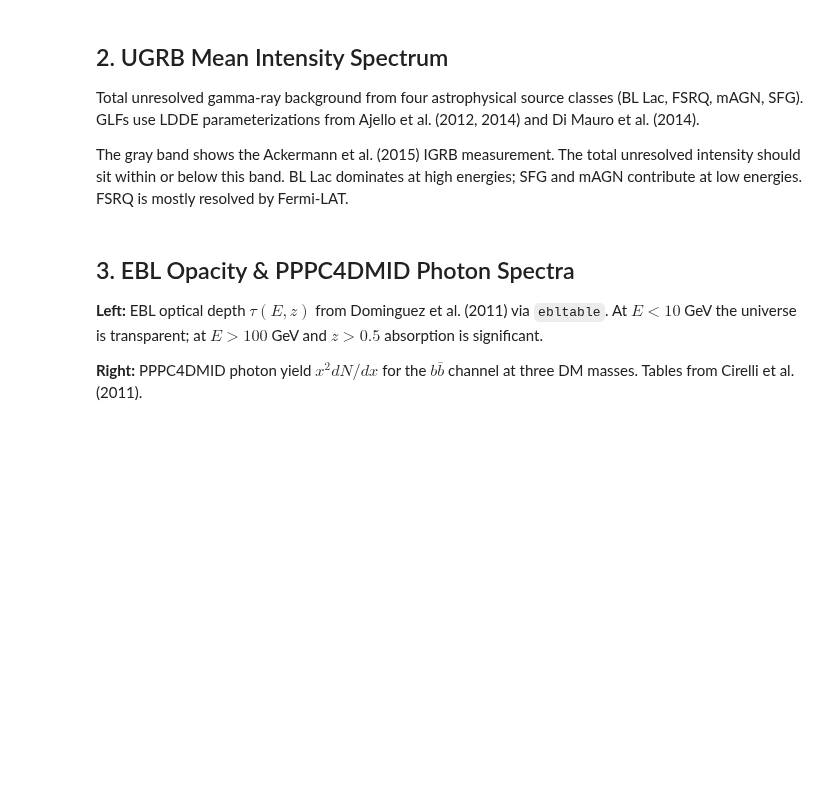
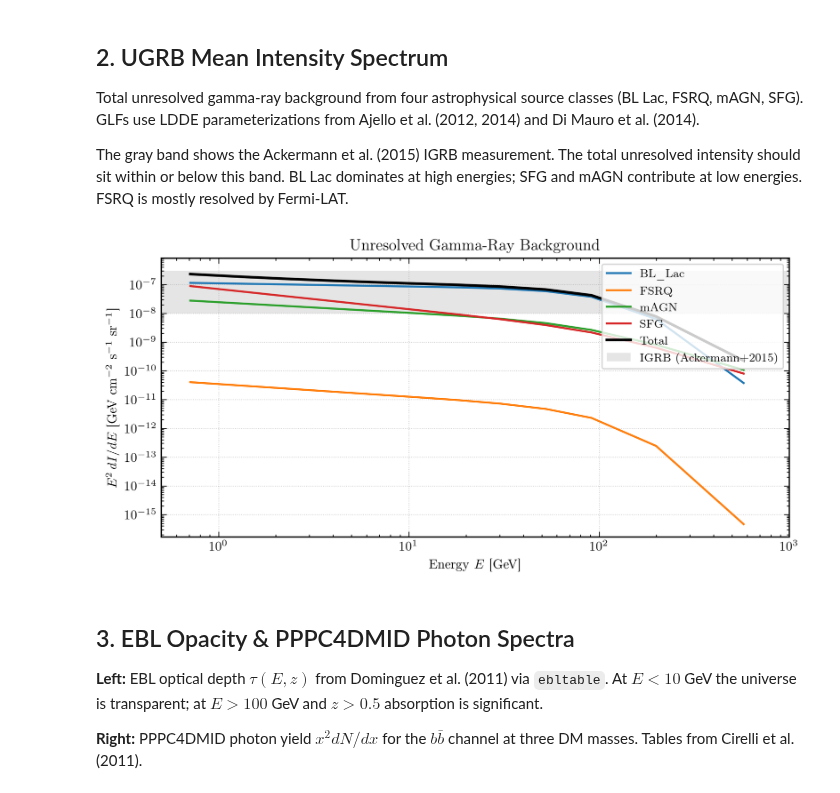
Before and after one commit to raw-asparagus/hixugrb, a Jupyter notebook: notebooks/pipeline_validation.ipynb, the cells around one changed output. Cells and saved outputs as stored; diff of their text form; code cells hidden in the pictures; blank space fills up the shorter version.

```diff
--- a/notebooks/pipeline_validation.ipynb
+++ b/notebooks/pipeline_validation.ipynb
@@ -76,23 +78,25 @@ Total unresolved gamma-ray background from four astrophysical source classes (BL
 
 The gray band shows the Ackermann et al. (2015) IGRB measurement. The total unresolved intensity should sit within or below this band. BL Lac dominates at high energies; SFG and mAGN contribute at low energies. FSRQ is mostly resolved by Fermi-LAT.
 # %%
-# E_arr = cfg.FERMI_E_B
-# sources = ['BL_Lac', 'FSRQ', 'mAGN', 'SFG']
-# colors = {'BL_Lac': 'C0', 'FSRQ': 'C1', 'mAGN': 'C2', 'SFG': 'C3'}
-#
-# fig, ax = sty.textwidth_figure(8)
-# total = np.zeros_like(E_arr)
-# for src in sources:
-#     I_arr = np.array([astro.mean_intensity(E, src) for E in E_arr])
-#     ax.loglog(E_arr, E_arr**2 * I_arr, label=src, color=colors[src], lw=sty.LW_STANDARD)
-#     total += I_arr
-# ax.loglog(E_arr, E_arr**2 * total, 'k-', lw=sty.LW_MEDIUM, label='Total')
-# ax.axhspan(1e-8, 3e-7, **sty.FILL_STYLE, color=sty.NEUTRAL_COLOR, label='IGRB (Ackermann+2015)')
-# ax.set_xlabel(r'Energy $E$ [GeV]')
-# ax.set_ylabel(r'$E^2 \, dI/dE$ [GeV cm$^{-2}$ s$^{-1}$ sr$^{-1}$]')
-# ax.set_title('Unresolved Gamma-Ray Background')
-# ax.legend(loc='upper right'); ax.set_xlim(0.5, 1000)
-# fig.tight_layout()
+E_arr = cfg.FERMI_E_B
+sources = ['BL_Lac', 'FSRQ', 'mAGN', 'SFG']
+colors = {'BL_Lac': 'C0', 'FSRQ': 'C1', 'mAGN': 'C2', 'SFG': 'C3'}
+
+fig, ax = sty.textwidth_figure(8)
+total = np.zeros_like(E_arr)
+for src in sources:
+    I_arr = np.array([astro.mean_intensity(E, src) for E in E_arr])
+    ax.loglog(E_arr, E_arr**2 * I_arr, label=src, color=colors[src], lw=sty.LW_STANDARD)
+    total += I_arr
+ax.loglog(E_arr, E_arr**2 * total, 'k-', lw=sty.LW_MEDIUM, label='Total')
+ax.axhspan(1e-8, 3e-7, **sty.FILL_STYLE, color=sty.NEUTRAL_COLOR, label='IGRB (Ackermann+2015)')
+ax.set_xlabel(r'Energy $E$ [GeV]')
+ax.set_ylabel(r'$E^2 \, dI/dE$ [GeV cm$^{-2}$ s$^{-1}$ sr$^{-1}$]')
+ax.set_title('Unresolved Gamma-Ray Background')
+ax.legend(loc='upper right'); ax.set_xlim(0.5, 1000)
+fig.tight_layout()
+# %% [output]
+[figure, added]
 # %% [markdown]
 ## 3. EBL Opacity & PPPC4DMID Photon Spectra
 
```
Also changed, not shown: parts of 4 cells of this notebook, 3 other files.
